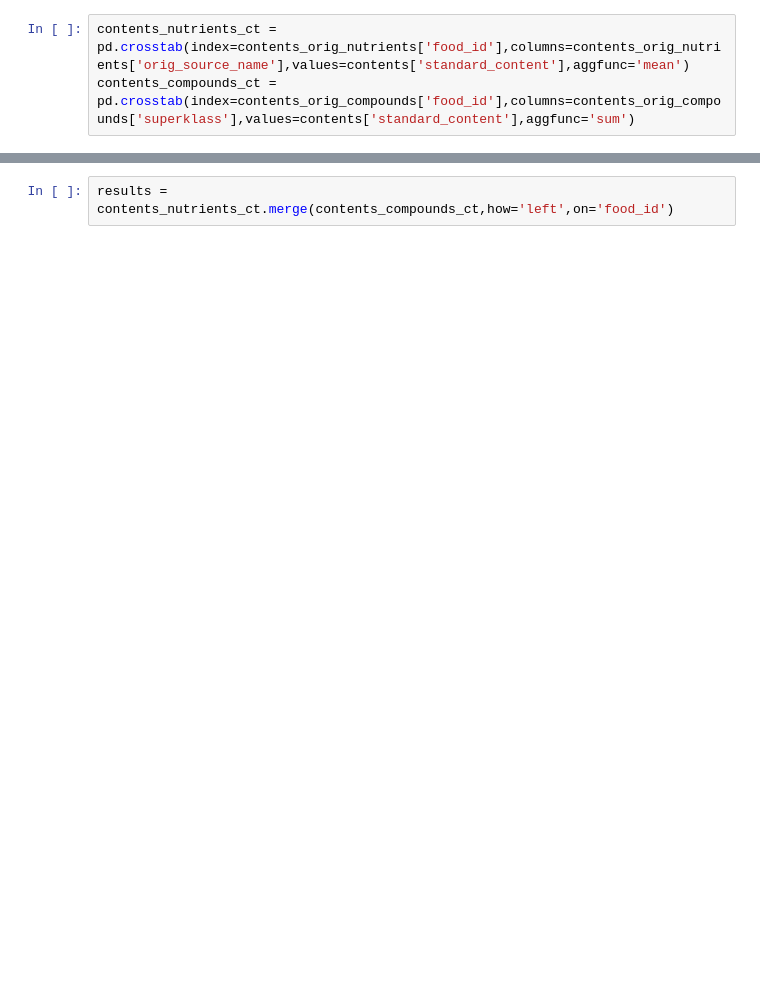
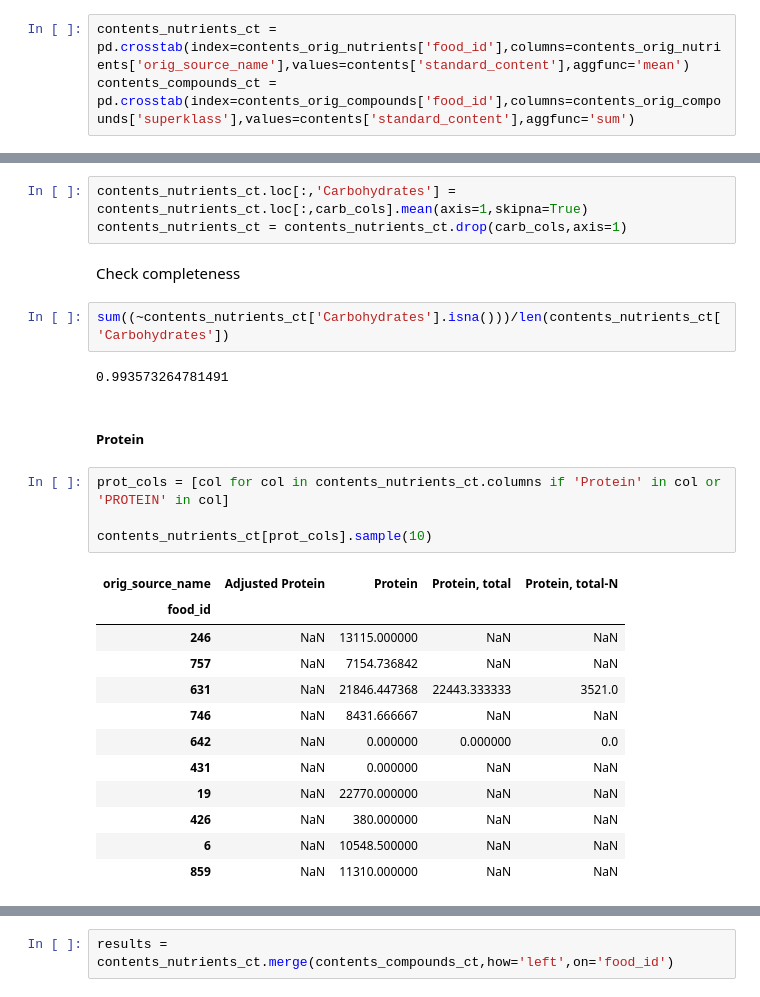
Before and after one commit to g-simmons/infovisfinal, a Jupyter notebook: ipynb/preprocessing.ipynb, the cells around one changed output, grey strips where cells are left out. Saved outputs shown, nothing was run; the diff lists cells and outputs as text; blank space fills up the shorter version.

```diff
--- a/ipynb/preprocessing.ipynb
+++ b/ipynb/preprocessing.ipynb
@@ -42,0 +141,28 @@ contents_compounds_ct = pd.crosstab(index=contents_orig_compounds['food_id'],col
+# %%
+contents_nutrients_ct.loc[:,'Carbohydrates'] = contents_nutrients_ct.loc[:,carb_cols].mean(axis=1,skipna=True)
+contents_nutrients_ct = contents_nutrients_ct.drop(carb_cols,axis=1)
+# %% [markdown]
+Check completeness
+# %%
+sum((~contents_nutrients_ct['Carbohydrates'].isna()))/len(contents_nutrients_ct['Carbohydrates'])
+# %% [output]
+0.993573264781491
+# %% [markdown]
+##### Protein
+# %%
+prot_cols = [col for col in contents_nutrients_ct.columns if 'Protein' in col or 'PROTEIN' in col]
+
+contents_nutrients_ct[prot_cols].sample(10)
+# %% [output]
+| orig_source_name | Adjusted Protein | Protein | Protein, total | Protein, total-N |
+| food_id |  |  |  |  |
+| 246 | NaN | 13115.000000 | NaN | NaN |
+| 757 | NaN | 7154.736842 | NaN | NaN |
+| 631 | NaN | 21846.447368 | 22443.333333 | 3521.0 |
+| 746 | NaN | 8431.666667 | NaN | NaN |
+| 642 | NaN | 0.000000 | 0.000000 | 0.0 |
+| 431 | NaN | 0.000000 | NaN | NaN |
+| 19 | NaN | 22770.000000 | NaN | NaN |
+| 426 | NaN | 380.000000 | NaN | NaN |
+| 6 | NaN | 10548.500000 | NaN | NaN |
+| 859 | NaN | 11310.000000 | NaN | NaN |
```
Also changed, not shown: parts of 61 cells of this notebook, 3 other files.
